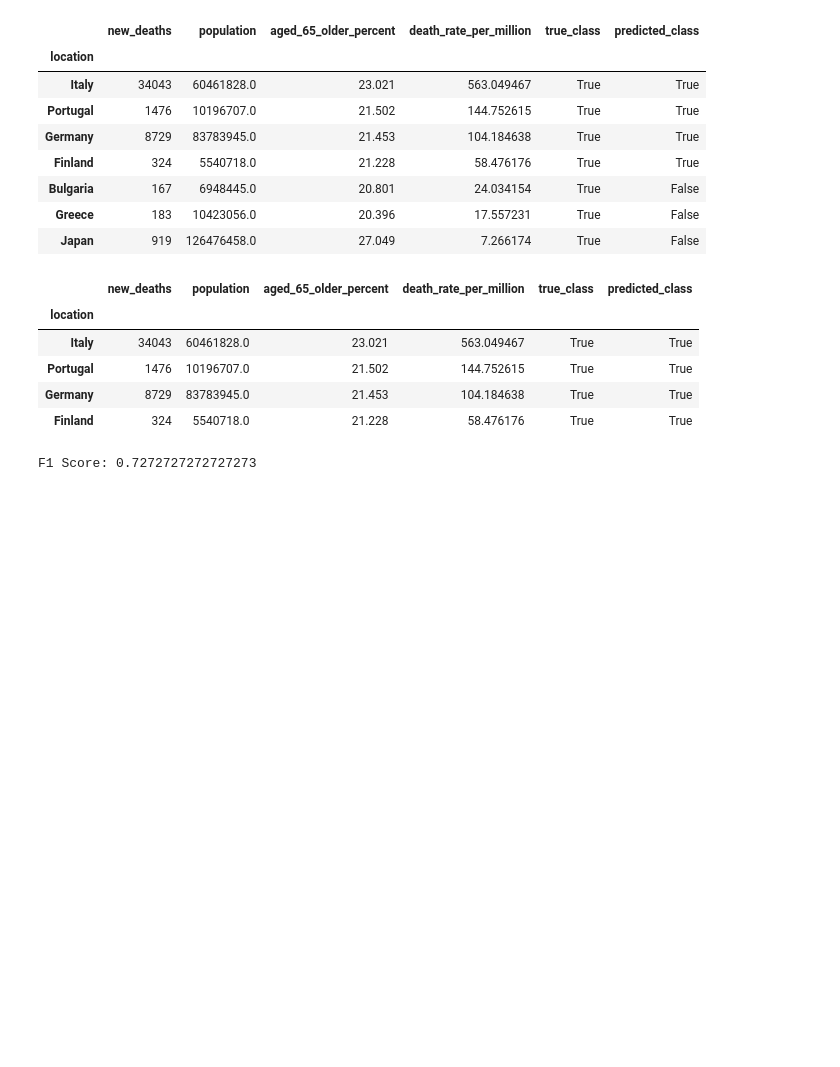
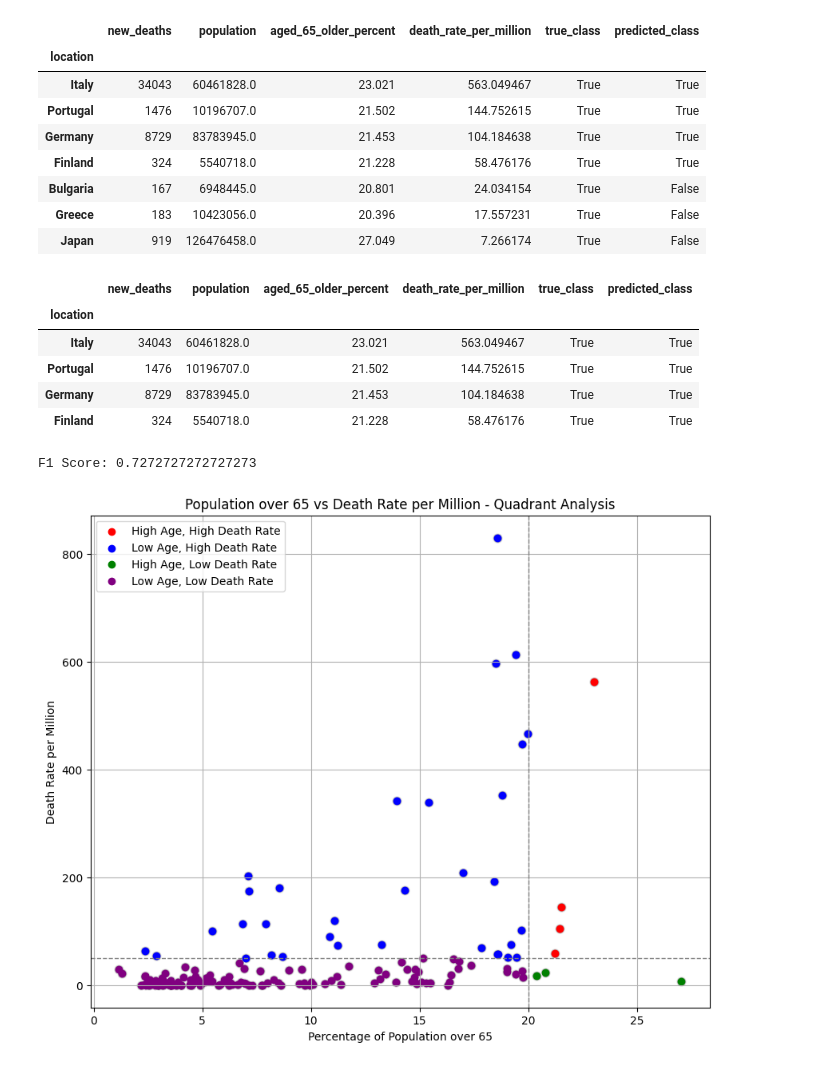
Before and after one commit to Echooed/cardio_cov, a Jupyter notebook: notebooks/cardio_cov_data_cleaning_new.ipynb, the cells around one changed output. Cells and saved outputs as stored; diff of their text form; code cells hidden in the pictures; blank space fills up the shorter version.

```diff
--- a/notebooks/cardio_cov_data_cleaning_new.ipynb
+++ b/notebooks/cardio_cov_data_cleaning_new.ipynb
@@ -1219,3 +1202,45 @@ f1 = f1_score(y_true, y_pred)
 print(f"F1 Score: {f1}")
 # %% [output]
 F1 Score: 0.7272727272727273
+# %%
+# Define threshold values
+age_threshold = 20
+death_rate_threshold = 50
+
+# Create figure and scatter plot
+plt.figure(figsize=(10, 8))
+plt.scatter(death_rate_dropna['aged_65_older_percent'], death_rate_dropna['death_rate_per_million'], c='gray', alpha=0.6, edgecolors='w', s=80)
+
+# Highlight points in each quadrant
+high_age_high_death = death_rate_dropna[(death_rate_dropna['aged_65_older_percent']
+                                         > age_threshold) & (death_rate_dropna['death_rate_per_million']
+                                                             > death_rate_threshold)]
+low_age_high_death = death_rate_dropna[(death_rate_dropna['aged_65_older_percent']
+                                        <= age_threshold) & (death_rate_dropna['death_rate_per_million']
+                                                             > death_rate_threshold)]
+high_age_low_death = death_rate_dropna[(death_rate_dropna['aged_65_older_percent']
+                                        > age_threshold) & (death_rate_dropna['death_rate_per_million']
+                                                            <= death_rate_threshold)]
+low_age_low_death = death_rate_dropna[(death_rate_dropna['aged_65_older_percent']
+                                       <= age_threshold) & (death_rate_dropna['death_rate_per_million']
+                                                            <= death_rate_threshold)]
+
+# Plot each quadrant's points in different colors
+plt.scatter(high_age_high_death['aged_65_older_percent'], high_age_high_death['death_rate_per_million'], color='red', label='High Age, High Death Rate')
+plt.scatter(low_age_high_death['aged_65_older_percent'], low_age_high_death['death_rate_per_million'], color='blue', label='Low Age, High Death Rate')
+plt.scatter(high_age_low_death['aged_65_older_percent'], high_age_low_death['death_rate_per_million'], color='green', label='High Age, Low Death Rate')
+plt.scatter(low_age_low_death['aged_65_older_percent'], low_age_low_death['death_rate_per_million'], color='purple', label='Low Age, Low Death Rate')
+
+# Add threshold lines
+plt.axhline(y=death_rate_threshold, color='gray', linestyle='--', linewidth=1)
+plt.axvline(x=age_threshold, color='gray', linestyle='--', linewidth=1)
+
+# Labels and title
+plt.xlabel('Percentage of Population over 65')
+plt.ylabel('Death Rate per Million')
+plt.title('Population over 65 vs Death Rate per Million - Quadrant Analysis')
+plt.legend()
+plt.grid(True)
+plt.show()
+# %% [output]
+[figure, added]
```
Also changed, not shown: parts of 1 cell of this notebook.
